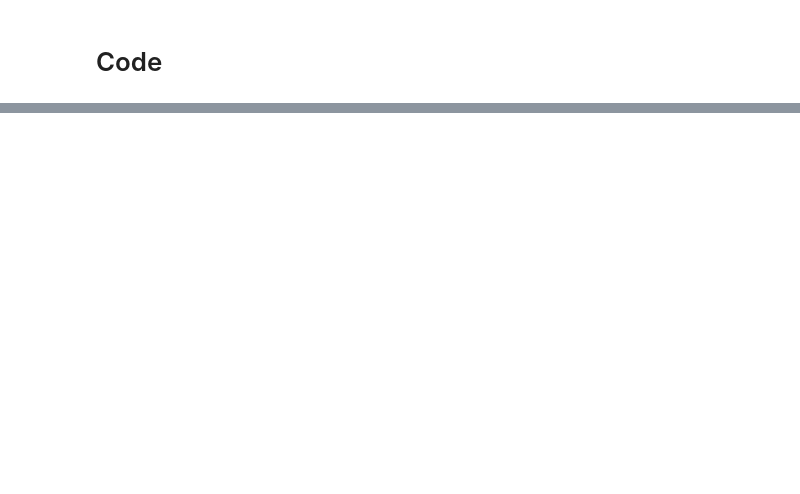
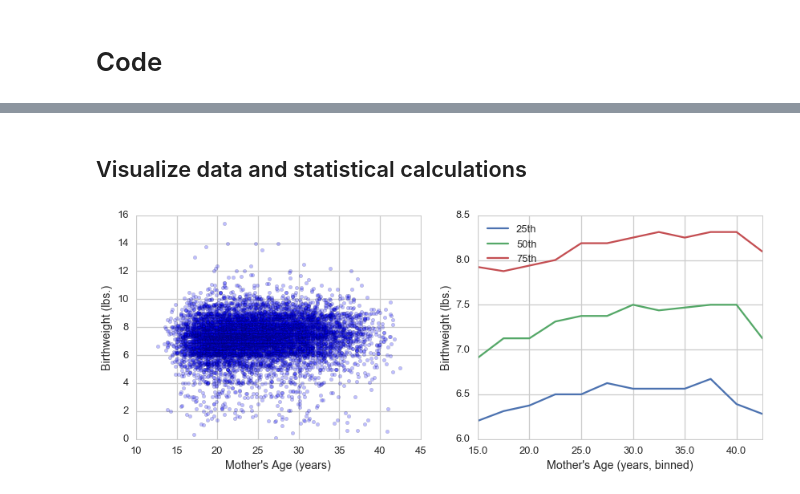
Before and after one commit to anhlbt/dsp, a Jupyter notebook: statistics/7-1-weight_vs_age.ipynb, the cells around one changed output, grey strips where cells are left out. Cells and saved outputs as stored; diff of their text form; code cells hidden in the pictures; blank space fills up the shorter version.

```diff
--- a/statistics/7-1-weight_vs_age.ipynb
+++ b/statistics/7-1-weight_vs_age.ipynb
@@ -28,0 +40,8 @@ from load_ThinkStats import load_FemPreg
+# %%
+df = load_FemPreg(True)
+
+df = df.loc[df.outcome == 1]
+assert df.shape[0] == 9148
+assert (df.outcome==1).all() == True
+
+df = df[['agepreg', 'totalwgt_lb']].dropna().sort_values('totalwgt_lb')
@@ -28,0 +87,9 @@ from load_ThinkStats import load_FemPreg
+# %%
+mask = df.age_bin.isin(age_groups.query('frequency > 3').index)
+
+num_rows = df.shape[0]
+df = df.loc[mask]
+
+df['age_bin'] = df.age_bin.cat.remove_unused_categories()
+
+assert df.shape[0] == num_rows-6
@@ -28,0 +114,12 @@ from load_ThinkStats import load_FemPreg
+# %%
+def get_quantiles(df):
+    return pd.DataFrame({'size':df.shape[0],
+                         '25th':df.quantile(0.25),
+                         '50th':df.quantile(0.50),
+                         '75th':df.quantile(0.75)})
+
+quantiles = ( df[['age_bin','totalwgt_lb']]
+             .groupby('age_bin')
+             .apply(get_quantiles)
+             .reset_index(level=-1, drop=True)
+            )
@@ -28,0 +146,20 @@ from load_ThinkStats import load_FemPreg
+# %% [markdown]
+## Visualize data and statistical calculations
+# %%
+sns.set_context('talk')
+sns.set_style('whitegrid')
+
+fig, [ax1, ax2] = plt.subplots(ncols=2)
+fig.set_size_inches(14, 5)
+
+df.plot('agepreg', 'totalwgt_lb', kind='scatter', color='blue', alpha=0.25, ax=ax1)
+_ = ax1.set_xlabel('Mother\'s Age (years)')
+_ = ax1.set_ylabel('Birthweight (lbs.)')
+_ = ax1.set_ylim(0, 16)
+_ = ax1.set_xlim(10, 45)
+
+quantiles.drop(['size'], axis=1).plot(kind='line', ax=ax2)
+_ = ax2.set_xlabel('Mother\'s Age (years, binned)')
+_ = ax2.set_ylabel('Birthweight (lbs.)')
+# %% [output]
+[figure, added]
```
Also changed, not shown: parts of 16 cells of this notebook, 3 other files.
